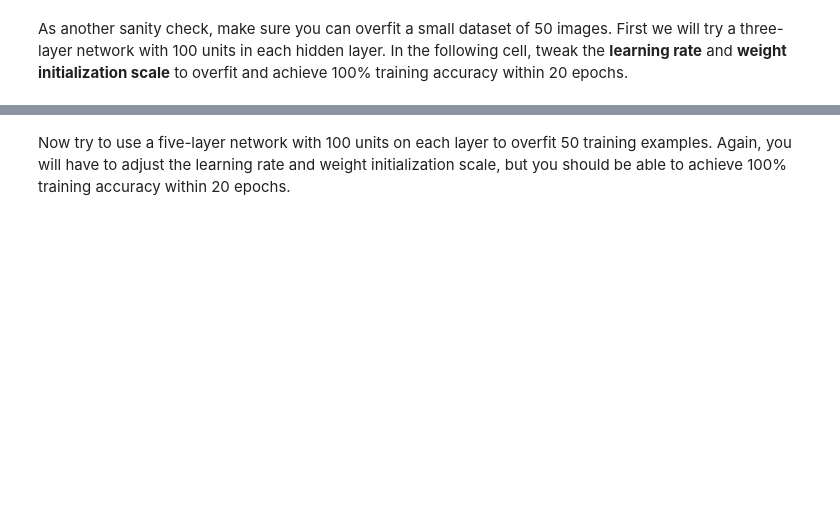
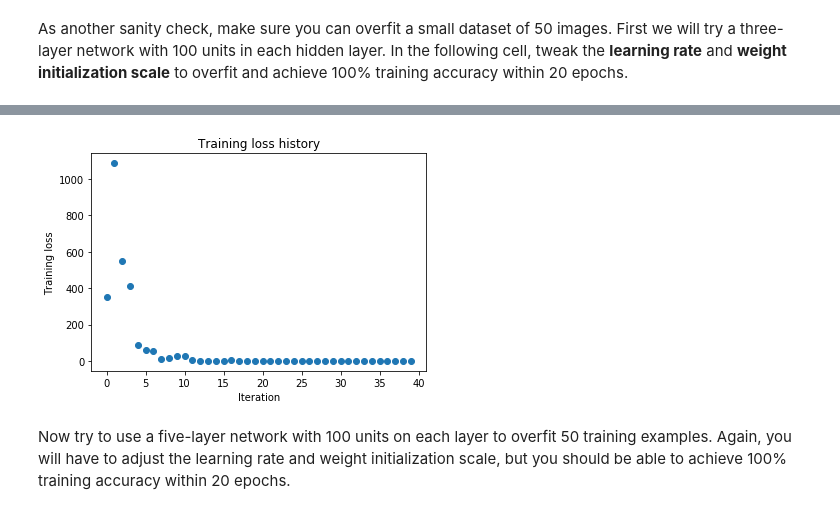
Before and after one commit to eliranabdoo/CS231, a Jupyter notebook: assignment2/FullyConnectedNets.ipynb, the cells around one changed output, grey strips where cells are left out. Drawn from its saved outputs; the diff is of its cells as text; code cells hidden in the pictures; blank space fills up the shorter version.

```diff
--- a/assignment2/FullyConnectedNets.ipynb
+++ b/assignment2/FullyConnectedNets.ipynb
@@ -438,8 +444,8 @@ small_data = {
   'y_val': data['y_val'],
 }
 
-weight_scale = 1e-2   # Experiment with this!
-learning_rate = 1e-4  # Experiment with this!
+weight_scale = 0.1   # Experiment with this!
+learning_rate = 2e-3  # Experiment with this!
 model = FullyConnectedNet([100, 100],
               weight_scale=weight_scale, dtype=np.float64)
 solver = Solver(model, small_data,
@@ -456,3 +462,4 @@ plt.title('Training loss history')
 plt.xlabel('Iteration')
 plt.ylabel('Training loss')
 plt.show()
+# %% [output]
@@ -459,3 +483,4 @@ plt.show()
+[figure, added]
 # %% [markdown]
 Now try to use a five-layer network with 100 units on each layer to overfit 50 training examples. Again, you will have to adjust the learning rate and weight initialization scale, but you should be able to achieve 100% training accuracy within 20 epochs.
 # %%
```
Also changed, not shown: parts of 10 cells of this notebook, 4 other files.
